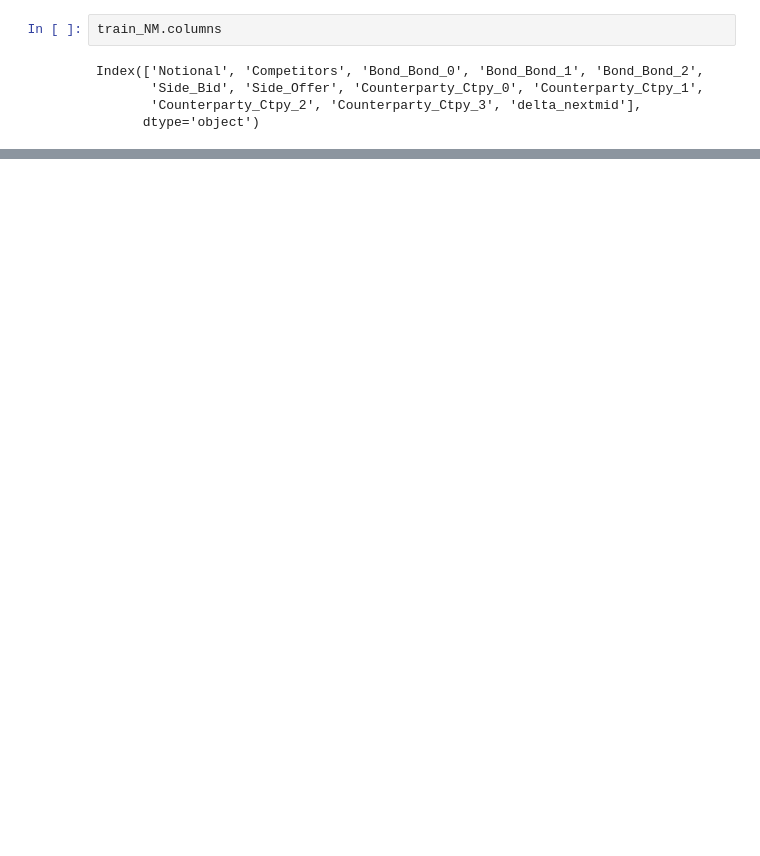
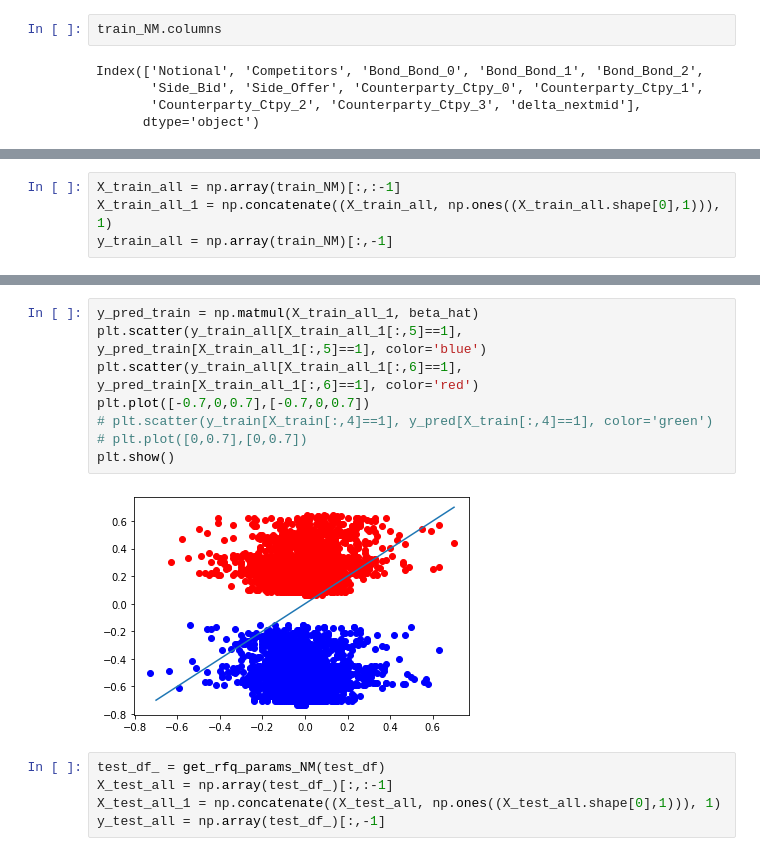
Before and after one commit to joeldsouza493/RFQ, a Jupyter notebook: Nuti_PartA.ipynb, the cells around one changed output, grey strips where cells are left out. Cells and saved outputs as stored; diff of their text form; blank space fills up the shorter version.

```diff
--- a/Nuti_PartA.ipynb
+++ b/Nuti_PartA.ipynb
@@ -1439,0 +1496,4 @@ plt.show()
+# %%
+X_train_all = np.array(train_NM)[:,:-1]
+X_train_all_1 = np.concatenate((X_train_all, np.ones((X_train_all.shape[0],1))), 1)
+y_train_all = np.array(train_NM)[:,-1]
@@ -1439,0 +1523,15 @@ plt.show()
+# %%
+y_pred_train = np.matmul(X_train_all_1, beta_hat)
+plt.scatter(y_train_all[X_train_all_1[:,5]==1], y_pred_train[X_train_all_1[:,5]==1], color='blue')
+plt.scatter(y_train_all[X_train_all_1[:,6]==1], y_pred_train[X_train_all_1[:,6]==1], color='red')
+plt.plot([-0.7,0,0.7],[-0.7,0,0.7])
+# plt.scatter(y_train[X_train[:,4]==1], y_pred[X_train[:,4]==1], color='green')
+# plt.plot([0,0.7],[0,0.7])
+plt.show()
+# %% [output]
+[figure, added]
+# %%
+test_df_ = get_rfq_params_NM(test_df)
+X_test_all = np.array(test_df_)[:,:-1]
+X_test_all_1 = np.concatenate((X_test_all, np.ones((X_test_all.shape[0],1))), 1)
+y_test_all = np.array(test_df_)[:,-1]
```
Also changed, not shown: parts of 38 cells of this notebook.
